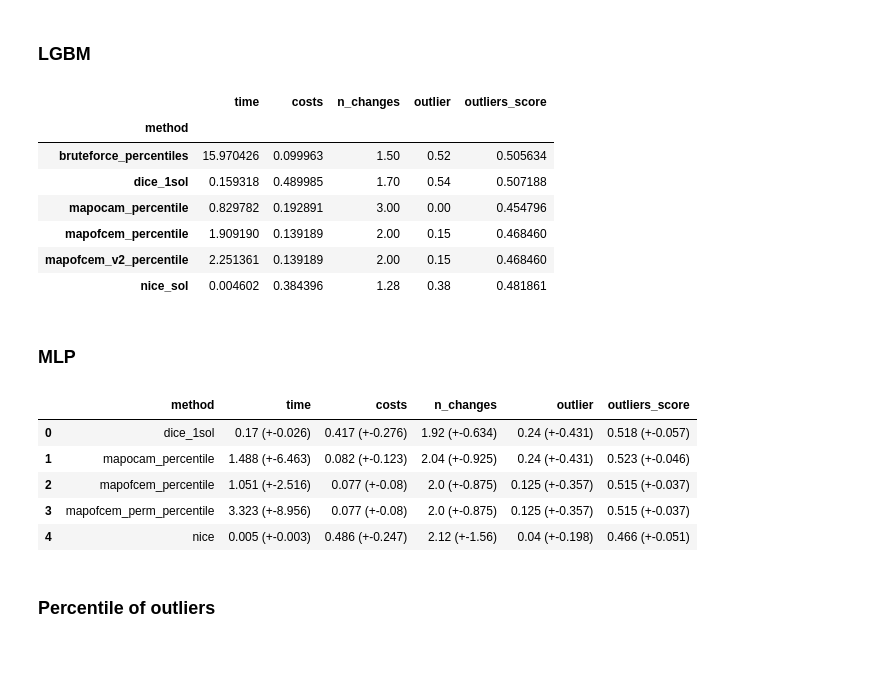
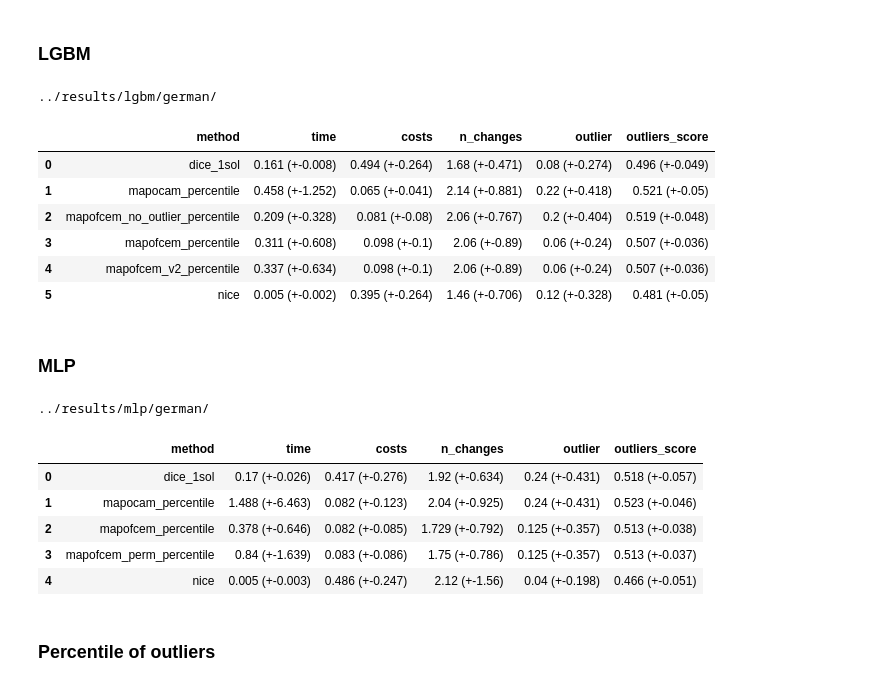
Before and after one commit to hiaac-finance/cfmining, a Jupyter notebook: notebooks/analyze_results.ipynb, the cells around one changed output. Cells and saved outputs as stored; diff of their text form; code cells hidden in the pictures; blank space fills up the shorter version.

Commit message:
rerun: new table of mlp experiments with fixed bug

```diff
--- a/notebooks/analyze_results.ipynb
+++ b/notebooks/analyze_results.ipynb
@@ -110,31 +107,29 @@ perc_calc = PercentileCalculator(X = X_train)
 # %% [markdown]
 ### LGBM
 # %%
-paths = "../results/german/"
-methods = ["dice_1sol", "nice_sol", "mapofcem_percentile", "mapocam_percentile", "bruteforce_percentiles", "mapofcem_v2_percentile"]
+paths = "../results/lgbm/german/"
+methods = ["dice_1sol", "nice", "mapocam_percentile", "mapofcem_percentile", "mapofcem_v2_percentile", "mapofcem_no_outlier_percentile"]
 
 results = []
 for m in methods:
     results_saved = pd.read_csv(f"{paths}{m}.csv")
     results.append(summarize_results(results_saved, perc_calc, outlier_detection, display_results = False))
     results[-1]["method"] = m
 results = pd.concat(results)
-results.groupby("method").agg({
-    "time" : "mean",
-    "costs" : "mean",
-    "n_changes" : "mean",
-    "outlier" : "mean",
-    "outliers_score" : "mean"
-})
+
+print(paths)
+format_df_table(
+    results, "method", ["time", "costs", "n_changes", "outlier", "outliers_score"]
+)
 # %% [output]
+../results/lgbm/german/
-|  | time | costs | n_changes | outlier | outliers_score |
-| method |  |  |  |  |  |
-| bruteforce_percentiles | 15.970426 | 0.099963 | 1.50 | 0.52 | 0.505634 |
-| dice_1sol | 0.159318 | 0.489985 | 1.70 | 0.54 | 0.507188 |
-| mapocam_percentile | 0.829782 | 0.192891 | 3.00 | 0.00 | 0.454796 |
-| mapofcem_percentile | 1.909190 | 0.139189 | 2.00 | 0.15 | 0.468460 |
-| mapofcem_v2_percentile | 2.251361 | 0.139189 | 2.00 | 0.15 | 0.468460 |
-| nice_sol | 0.004602 | 0.384396 | 1.28 | 0.38 | 0.481861 |
+|  | method | time | costs | n_changes | outlier | outliers_score |
+| 0 | dice_1sol | 0.161 (+-0.008) | 0.494 (+-0.264) | 1.68 (+-0.471) | 0.08 (+-0.274) | 0.496 (+-0.049) |
+| 1 | mapocam_percentile | 0.458 (+-1.252) | 0.065 (+-0.041) | 2.14 (+-0.881) | 0.22 (+-0.418) | 0.521 (+-0.05) |
+| 2 | mapofcem_no_outlier_percentile | 0.209 (+-0.328) | 0.081 (+-0.08) | 2.06 (+-0.767) | 0.2 (+-0.404) | 0.519 (+-0.048) |
+| 3 | mapofcem_percentile | 0.311 (+-0.608) | 0.098 (+-0.1) | 2.06 (+-0.89) | 0.06 (+-0.24) | 0.507 (+-0.036) |
+| 4 | mapofcem_v2_percentile | 0.337 (+-0.634) | 0.098 (+-0.1) | 2.06 (+-0.89) | 0.06 (+-0.24) | 0.507 (+-0.036) |
+| 5 | nice | 0.005 (+-0.002) | 0.395 (+-0.264) | 1.46 (+-0.706) | 0.12 (+-0.328) | 0.481 (+-0.05) |
 # %% [markdown]
 ### MLP
 # %%
@@ -148,15 +143,17 @@ for m in methods:
     results[-1]["method"] = m
 results = pd.concat(results)
 
+print(paths)
 format_df_table(
     results, "method", ["time", "costs", "n_changes", "outlier", "outliers_score"]
 )
 # %% [output]
+../results/mlp/german/
 |  | method | time | costs | n_changes | outlier | outliers_score |
 | 0 | dice_1sol | 0.17 (+-0.026) | 0.417 (+-0.276) | 1.92 (+-0.634) | 0.24 (+-0.431) | 0.518 (+-0.057) |
 | 1 | mapocam_percentile | 1.488 (+-6.463) | 0.082 (+-0.123) | 2.04 (+-0.925) | 0.24 (+-0.431) | 0.523 (+-0.046) |
-| 2 | mapofcem_percentile | 1.051 (+-2.516) | 0.077 (+-0.08) | 2.0 (+-0.875) | 0.125 (+-0.357) | 0.515 (+-0.037) |
-| 3 | mapofcem_perm_percentile | 3.323 (+-8.956) | 0.077 (+-0.08) | 2.0 (+-0.875) | 0.125 (+-0.357) | 0.515 (+-0.037) |
+| 2 | mapofcem_percentile | 0.378 (+-0.646) | 0.082 (+-0.085) | 1.729 (+-0.792) | 0.125 (+-0.357) | 0.513 (+-0.038) |
+| 3 | mapofcem_perm_percentile | 0.84 (+-1.639) | 0.083 (+-0.086) | 1.75 (+-0.786) | 0.125 (+-0.357) | 0.513 (+-0.037) |
 | 4 | nice | 0.005 (+-0.003) | 0.486 (+-0.247) | 2.12 (+-1.56) | 0.04 (+-0.198) | 0.466 (+-0.051) |
 # %% [markdown]
 ### Percentile of outliers
```
Also changed, not shown: parts of 5 cells of this notebook, 2 other files.
